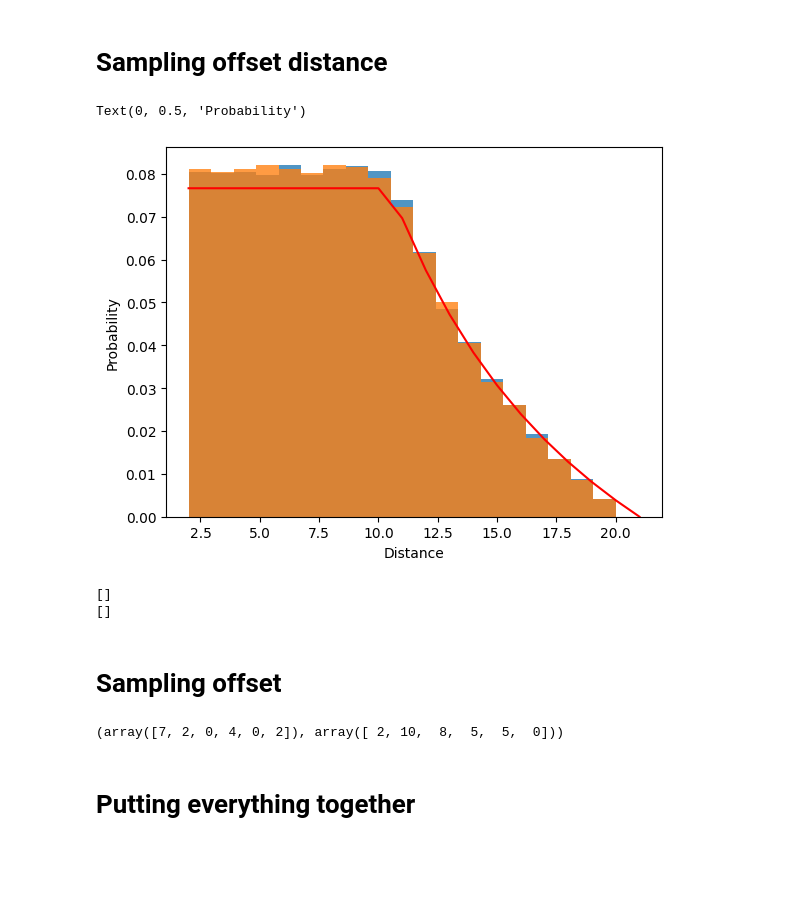
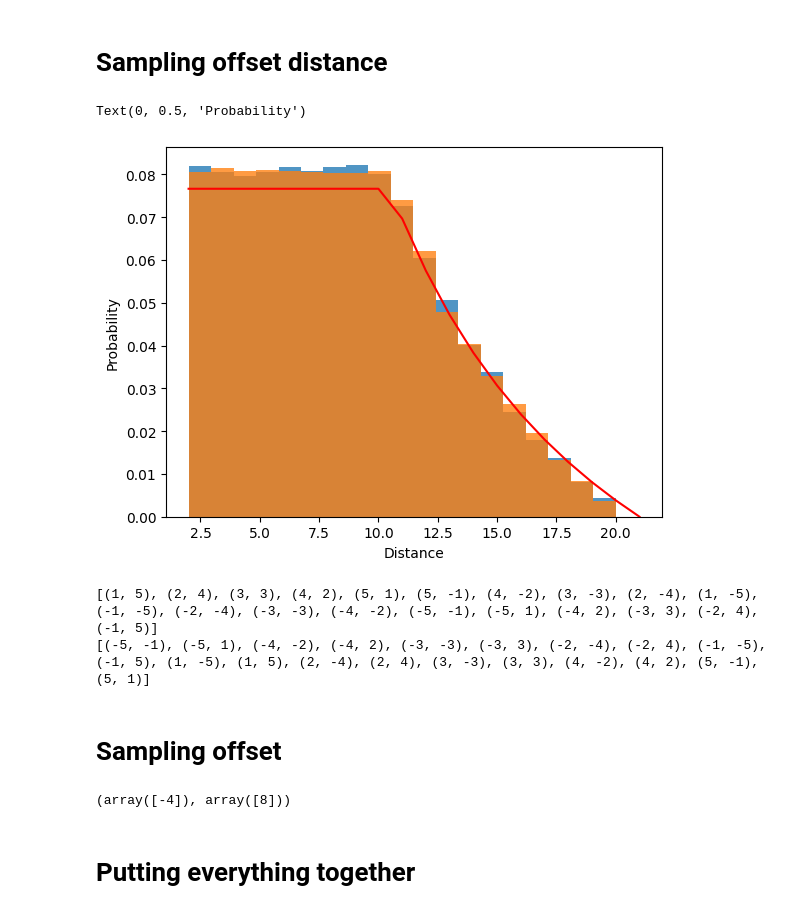
Before and after one commit to ricsi98/utvalasztas_verseny, a Jupyter notebook: sampling.ipynb, the cells around one changed output. Drawn from its saved outputs; the diff is of its cells as text; code cells hidden in the pictures; blank space fills up the shorter version.

```diff
--- a/sampling.ipynb
+++ b/sampling.ipynb
@@ -16,6 +16,8 @@ def lr_proba(dist, alpha):
 # %% [markdown]
 # Sampling offset distance
 # %%
+from scipy.stats.sampling import DiscreteAliasUrn
+
 def num_of_distance(n,i):
     assert n % 2 == 1
     diameter = (n-1) // 2
@@ -47,35 +49,54 @@ class ReferenceDistanceSampler:
         y -= self.n
         return np.abs(x) + np.abs(y)
 
 
 class MultinomialDistanceSampler:
     def __init__(self, n: int, alpha: float) -> None:
         self.n = n
         self.alpha = alpha
         self.max_dist = n*2+1
         self.values = np.arange(2, self.max_dist+1)
         self.probas = lr_proba(self.values.astype(float), alpha)
         for i in range(2, self.max_dist+1):
             self.probas[i-2] *= num_of_distance(n*2+1, i)
         self.probas /= self.probas.sum()
 
     def sample(self, num_samples: int = 1):
         return np.random.choice(self.values, p=self.probas, size=num_samples)
 
 
+class AliasDistanceSampler:
+    def __init__(self, n: int, alpha: float) -> None:
+        self.n = n
+        self.alpha = alpha
+        self.max_dist = n*2+1
+        self.values = np.arange(2, self.max_dist+1)
+        self.probas = lr_proba(self.values.astype(float), alpha)
+        for i in range(2, self.max_dist+1):
+            self.probas[i-2] *= num_of_distance(n*2+1, i)
+        self.probas /= self.probas.sum()
+        self.alias = DiscreteAliasUrn(self.probas, urn_factor=1.0)
 
-m = MultinomialDistanceSampler(10,1)
+    def sample(self, num_samples: int = 1):
+        return self.values[self.alias.rvs(num_samples)]
+
+
+
+
+
+
+m = AliasDistanceSampler(10,1)
 s = ReferenceDistanceSampler(10, 1)
 samples = s.sample(100000)
 samples2 = m.sample(100000)
 plt.hist(samples, bins=len(set(samples)), density=True, alpha=.78)
 plt.hist(samples2, bins=len(set(samples2)), density=True, alpha=.78)
 plt.plot(m.values, m.probas, 'r')
 plt.xlabel('Distance')
 plt.ylabel('Probability')
 # %% [output]
 Text(0, 0.5, 'Probability')
-[figure, old version]
+[figure, new version]
 # %%
 class ReferenceDistanceIndex2Offset:
 
@@ -100,6 +121,7 @@ class FastDistanceIndex2Offset:
         self.n = n
 
     def sample(self, distance: int, index: int):
+        # TODO: support arrays
         n = num_of_distance(self.n*2+1, distance)
         assert index < n, f'Index {index} is out of bounds for distance {distance}'
         fields_per_side = n // 4
@@ -120,7 +142,7 @@ class FastDistanceIndex2Offset:
 
 
 
-k = 11
+k = 6
 n = 5
 q = FastDistanceIndex2Offset(n)
 qref = ReferenceDistanceIndex2Offset(n)
@@ -130,8 +152,8 @@ print(indices)
 print(indices2)
 assert set(indices) == set(indices2)
 # %% [output]
-[]
-[]
+[(1, 5), (2, 4), (3, 3), (4, 2), (5, 1), (5, -1), (4, -2), (3, -3), (2, -4), (1, -5), (-1, -5), (-2, -4), (-3, -3), (-4, -2), (-5, -1), (-5, 1), (-4, 2), (-3, 3), (-2, 4), (-1, 5)]
+[(-5, -1), (-5, 1), (-4, -2), (-4, 2), (-3, -3), (-3, 3), (-2, -4), (-2, 4), (-1, -5), (-1, 5), (1, -5), (1, 5), (2, -4), (2, 4), (3, -3), (3, 3), (4, -2), (4, 2), (5, -1), (5, 1)]
 # %% [markdown]
 # Sampling offset
 # %%
@@ -163,12 +185,28 @@ class ReferenceOffsetSampler:
         return x, y
 
 
+class UnconstrainedOffsetSampler:
+    def __init__(self, n: int, alpha: float) -> None:
+        self.n = n
+        self.alpha = alpha
+        self.distance_sampler = AliasDistanceSampler(n, alpha)
+        self.dist2offset = FastDistanceIndex2Offset(n)
+
+    def _sample_offset_for_distance(self, distance: int):
+        n = num_of_distance(self.n*2+1, distance)
+        index = np.random.randint(n)
+        return self.dist2offset.sample(distance, index)
+
+    def sample(self, num_samples: int = 1):
+        distances = self.distance_sampler.sample(num_samples)
+        return self._sample_offset_for_distance(distances)
+
 class RejectionOffsetSampler:
 
     def __init__(self, n: int, alpha: float) -> None:
         self.n = n
         self.alpha = alpha
-        self.distance_sampler = MultinomialDistanceSampler(n, alpha)
+        self.distance_sampler = AliasDistanceSampler(n, alpha)
         self.dist2offset = FastDistanceIndex2Offset(n)
 
     def _sample_offset_for_distance(self, distance: int):
@@ -189,11 +227,11 @@ class RejectionOffsetSampler:
         x,y = zip(*samples)
         return np.array(x), np.array(y)
 
-q = RejectionOffsetSampler(11, 1)
+q = UnconstrainedOffsetSampler(11, 1)
 
-q.sample(0,0, 5)
+q.sample(1)
 # %% [output]
-(array([7, 2, 0, 4, 0, 2]), array([ 2, 10,  8,  5,  5,  0]))
+(array([-4]), array([8]))
 # %% [markdown]
 # Putting everything together
 # %%
```
Also changed, not shown: parts of 9 cells of this notebook.
